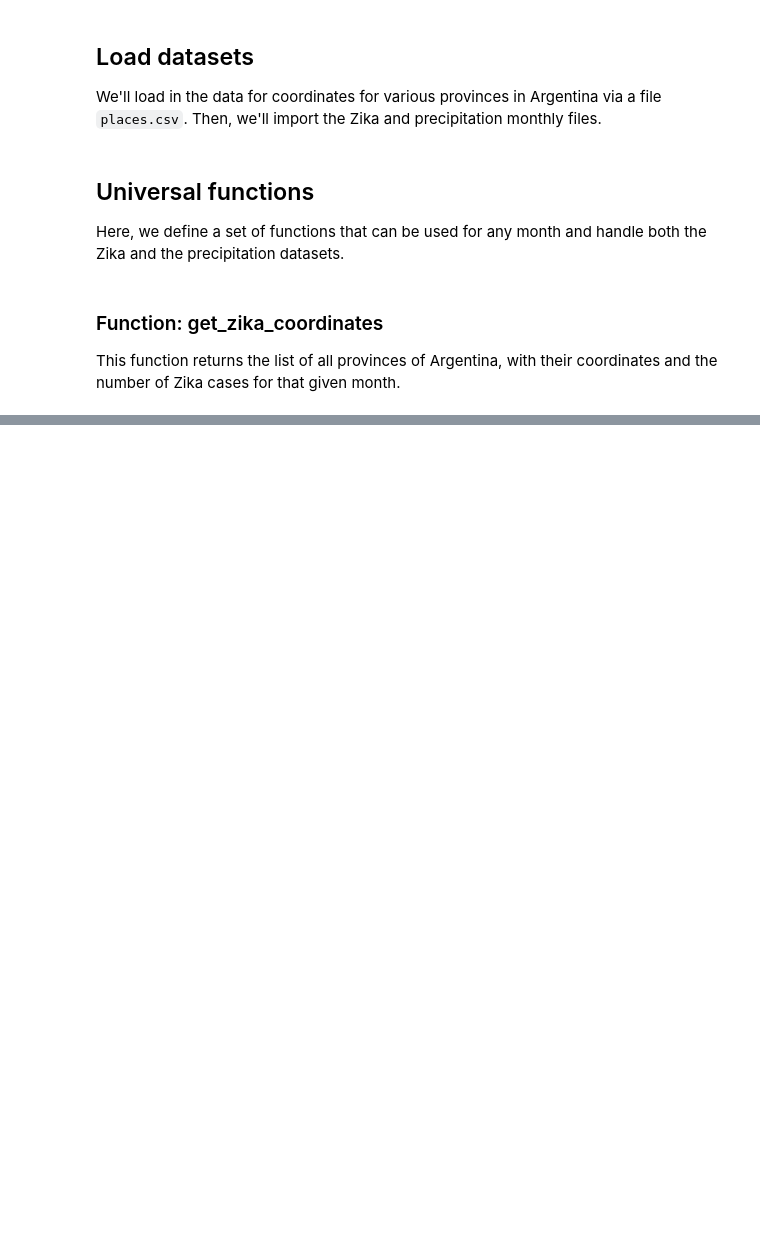
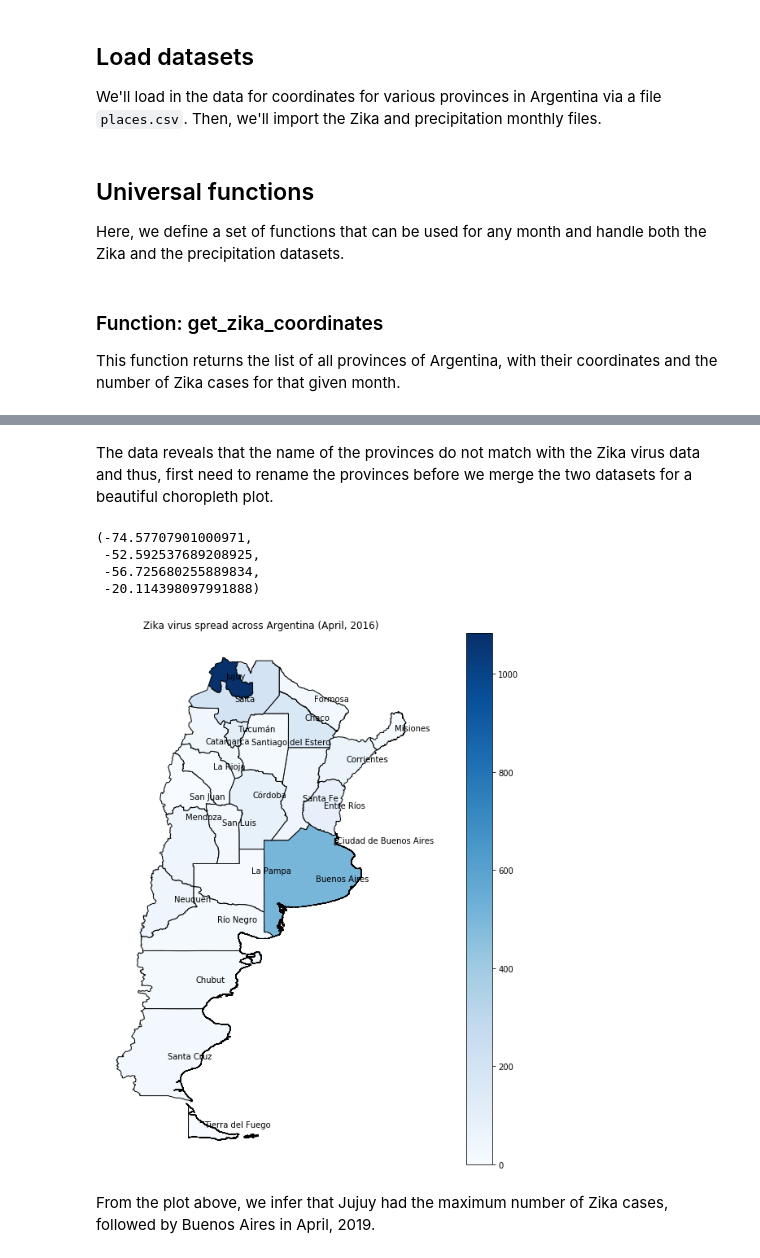
Before and after one commit to ITWSDataScience/ArgentinaZikaForecating2019, a Jupyter notebook: Exploratory Data Analysis.ipynb, the cells around one changed output, grey strips where cells are left out. Cells and saved outputs as stored; diff of their text form; code cells hidden in the pictures; blank space fills up the shorter version.

```diff
--- a/Exploratory Data Analysis.ipynb
+++ b/Exploratory Data Analysis.ipynb
@@ -60,0 +98,3 @@ def get_zika_coordinates(data, places):
+# %%
+map_df = gpd.read_file("shapefiles/provinces/ARG_adm1.shp")
+map_df.head()
@@ -60,0 +108,33 @@ def get_zika_coordinates(data, places):
+# %% [markdown]
+The data reveals that the name of the provinces do not match with the Zika virus data and thus, first need to rename the provinces before we merge the two datasets for a beautiful choropleth plot.
+# %%
+location_mapper = {"CABA": "Ciudad de Buenos Aires",
+                   "Cordoba": "Córdoba",
+                   "Entre Rios": "Entre Ríos",
+                   "Neuquen": "Neuquén",
+                   "Rio Negro": "Río Negro",
+                   "Sgo Del Estero": "Santiago del Estero",
+                   "Tucuman": "Tucumán"}
+
+zika_data["location"] = zika_data["location"] \
+                        .apply(lambda x: location_mapper[x]
+                               if (x) in location_mapper.keys()
+                               else x )
+# %%
+merged = map_df.merge(zika_data[["location", "value"]], left_on = "NAME_1", right_on = "location")
+# %%
+ax = merged.plot(column = 'value', cmap = "Blues", legend = True, figsize = (20, 12), edgecolor = 'black')
+plt.title("Zika virus spread across Argentina (April, 2016)")
+for lat, long, name in zip(zika_data["latitude"],
+                           zika_data["longitude"],
+                           zika_data["location"]):
+    ax.annotate(name, xy=(long, lat), xytext = (0, 0), textcoords="offset points", color = "black")
+ax.axis("off")
+# %% [output]
+(-74.57707901000971,
+ -52.592537689208925,
+ -56.725680255889834,
+ -20.114398097991888)
+[figure, added]
+# %% [markdown]
+From the plot above, we infer that Jujuy had the maximum number of Zika cases, followed by Buenos Aires in April, 2019.
```
Also changed, not shown: parts of 6 cells of this notebook.
